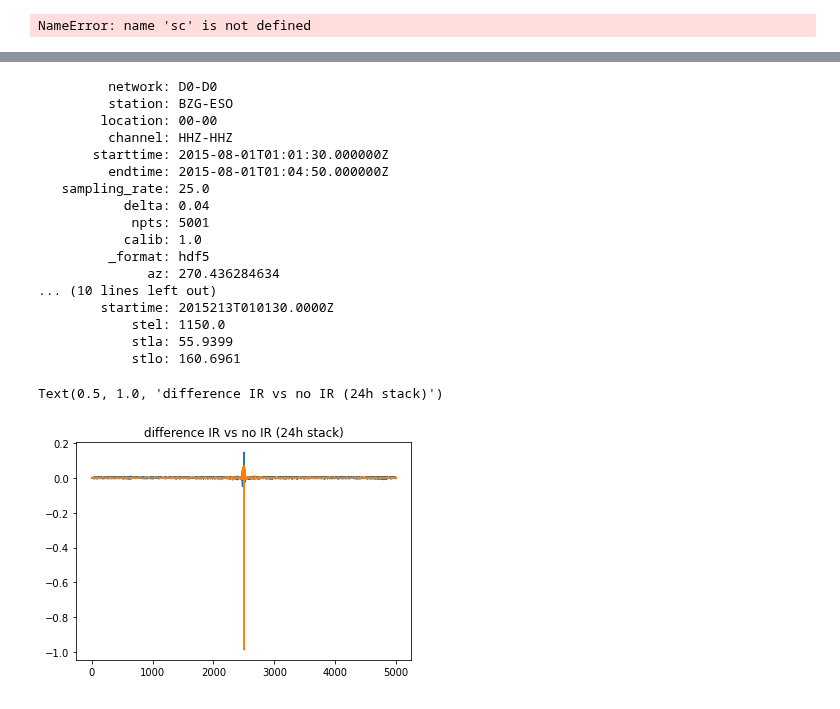
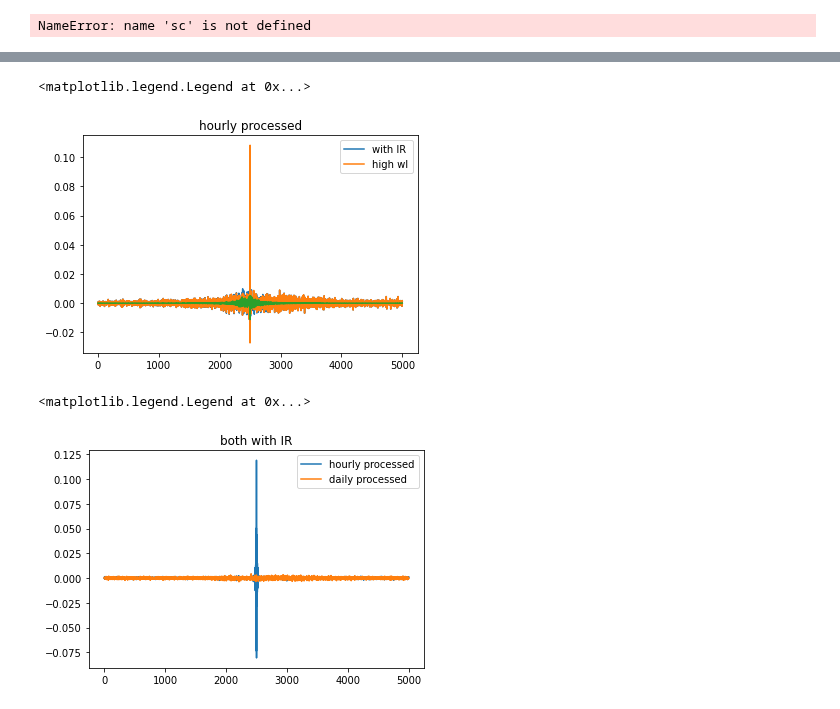
Before and after one commit to PeterMakus/SeisMIC, a Jupyter notebook: testnb.ipynb, the cells around one changed output, grey strips where cells are left out. Saved outputs shown, nothing was run; the diff lists cells and outputs as text; code cells hidden in the pictures.

```diff
--- a/testnb.ipynb
+++ b/testnb.ipynb
@@ -105,47 +105,59 @@ Text(0.5, 1.0, 'difference IR vs no IR (24h stack)')
 # %%
 
 import matplotlib.pyplot as plt
 import numpy as np
 from miic3.db.corr_hdf5 import CorrelationDataBase
-with CorrelationDataBase('/home/pm/Documents/PhD/testdata/corr/D0-D0.BZG-ESO.h5') as cdb:
-    cst = cdb.get_data('D0-D0', 'BZG-ESO',channel='HHZ-HHZ', tag='subdivision')
+with CorrelationDataBase('/home/pm/Documents/PhD/testdata/corr_dailypp/D0-D0.BZG-ESO.h5') as cdb:
+    cst = cdb.get_data('D0-D0', 'BZG-ESO',channel='HHZ-HHZ', tag='recombined')
 # Same data but with IR
-with CorrelationDataBase('/home/pm/Documents/PhD/testdata/corr_wir/D0-D0.BZG-ESO.h5') as cdb:
-    cstwir = cdb.get_data('D0-D0', 'BZG-ESO',channel='HHZ-HHZ', tag='subdivision')
+with CorrelationDataBase('/home/pm/Documents/PhD/testdata/corr_dailypp_lowwl/D0-D0.BZG-ESO.h5') as cdb:
+    cstwir = cdb.get_data('D0-D0', 'BZG-ESO',channel='HHZ-HHZ', tag='recombined')
 import matplotlib.pyplot as plt
 #print(cst[1].stats)
 l = []
 for tr in cst:
     l.append(tr.data)
 noIR_mean = np.sum(l, axis=0)
-print(cst[1].stats)
-plt.plot(cstwir[0].data)
-plt.plot(cst[0].data)
-#plt.plot(cst[1].data-A[1,])
+#print(cst[1].stats)
+plt.plot(cstwir[1].data)
+plt.plot(cst[1].data)
+plt.plot(cstwir[1].data-cst[1].data)
 #plt.plot(noIR_mean)
 #plt.plot(A.sum(axis=0))
 #plt.plot((A.sum(axis=0)-noIR_mean))
-plt.title('difference IR vs no IR (24h stack)')
-#plt.title('Daily Stacks')
-#plt.legend(['With IR (old miic)', 'IR removed (new miic)'])
+#plt.title('difference IR vs no IR (24h stack)')
+plt.title('hourly processed')
+plt.legend(['with IR','high wl'])
 #cst[2].plot()
 # %% [output]
-         network: D0-D0
-         station: BZG-ESO
-        location: 00-00
-         channel: HHZ-HHZ
-       starttime: 2015-08-01T01:01:30.000000Z
-         endtime: 2015-08-01T01:04:50.000000Z
-   sampling_rate: 25.0
-           delta: 0.04
-            npts: 5001
-           calib: 1.0
-         _format: hdf5
-              az: 270.436284634
-... (10 lines left out)
-        startime: 2015213T010130.0000Z
-            stel: 1150.0
-            stla: 55.9399
-            stlo: 160.6961
+<matplotlib.legend.Legend at 0x...>
-Text(0.5, 1.0, 'difference IR vs no IR (24h stack)')
-[figure, old version]
+[figure, new version]
+# %%
+import matplotlib.pyplot as plt
+import numpy as np
+from miic3.db.corr_hdf5 import CorrelationDataBase
+with CorrelationDataBase('/home/pm/Documents/PhD/testdata/corr_wir/D0-D0.BZG-ESO.h5') as cdb:
+    cst = cdb.get_data('D0-D0', 'BZG-ESO',channel='HHZ-HHZ', tag='recombined')
+# Same data but with IR
+with CorrelationDataBase('/home/pm/Documents/PhD/testdata/corr_dailypp_wir/D0-D0.BZG-ESO.h5') as cdb:
+    cstwir = cdb.get_data('D0-D0', 'BZG-ESO',channel='HHZ-HHZ', tag='recombined')
+import matplotlib.pyplot as plt
+#print(cst[1].stats)
+l = []
+for tr in cst:
+    l.append(tr.data)
+noIR_mean = np.sum(l, axis=0)
+plt.plot(cst[1].data)
+plt.plot(cstwir[1].data)
+
+#plt.plot(cst[1].data-A[1,])
+#plt.plot(noIR_mean)
+#plt.plot(A.sum(axis=0))
+#plt.plot((A.sum(axis=0)-noIR_mean))
+plt.title('both with IR')
+#plt.title('Daily Stacks')
+plt.legend(['hourly processed','daily processed'])
+#cst[2].plot()
+# %% [output]
+<matplotlib.legend.Legend at 0x...>
+[figure, added]
```
Also changed, not shown: parts of 5 cells of this notebook, 13 other files.
